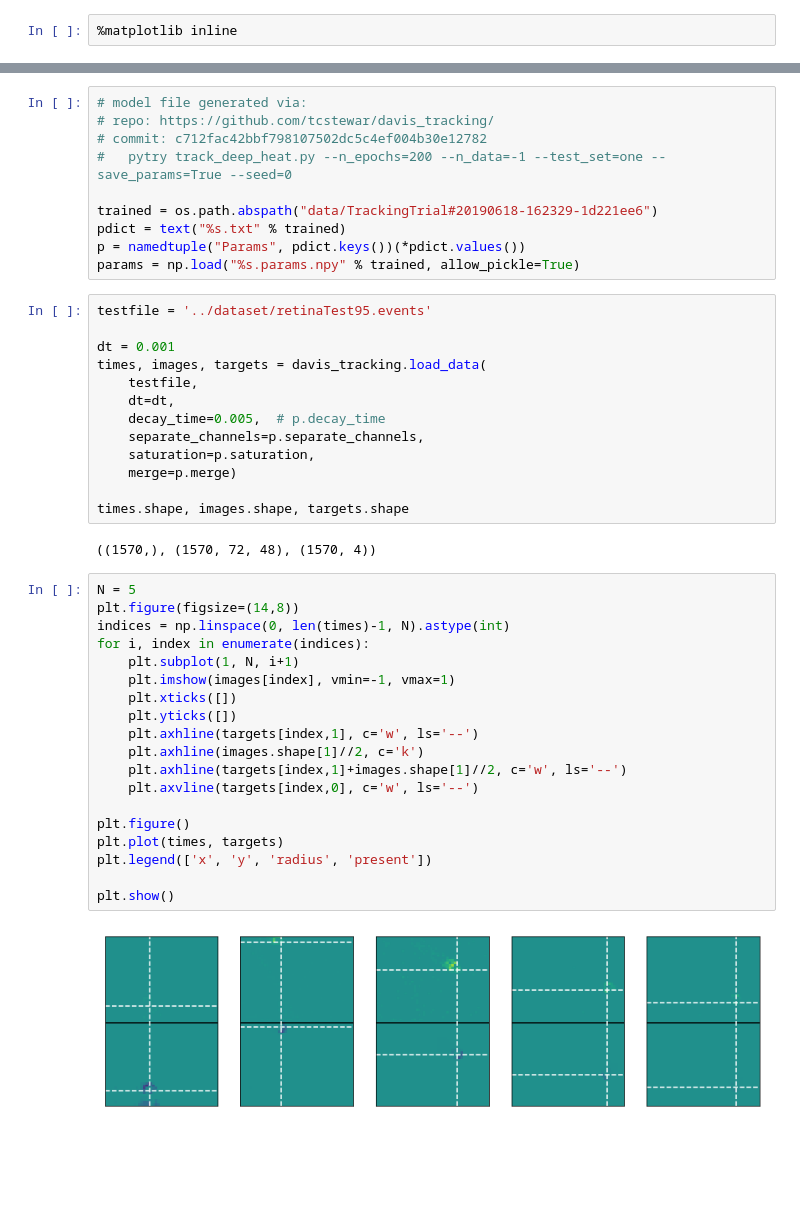
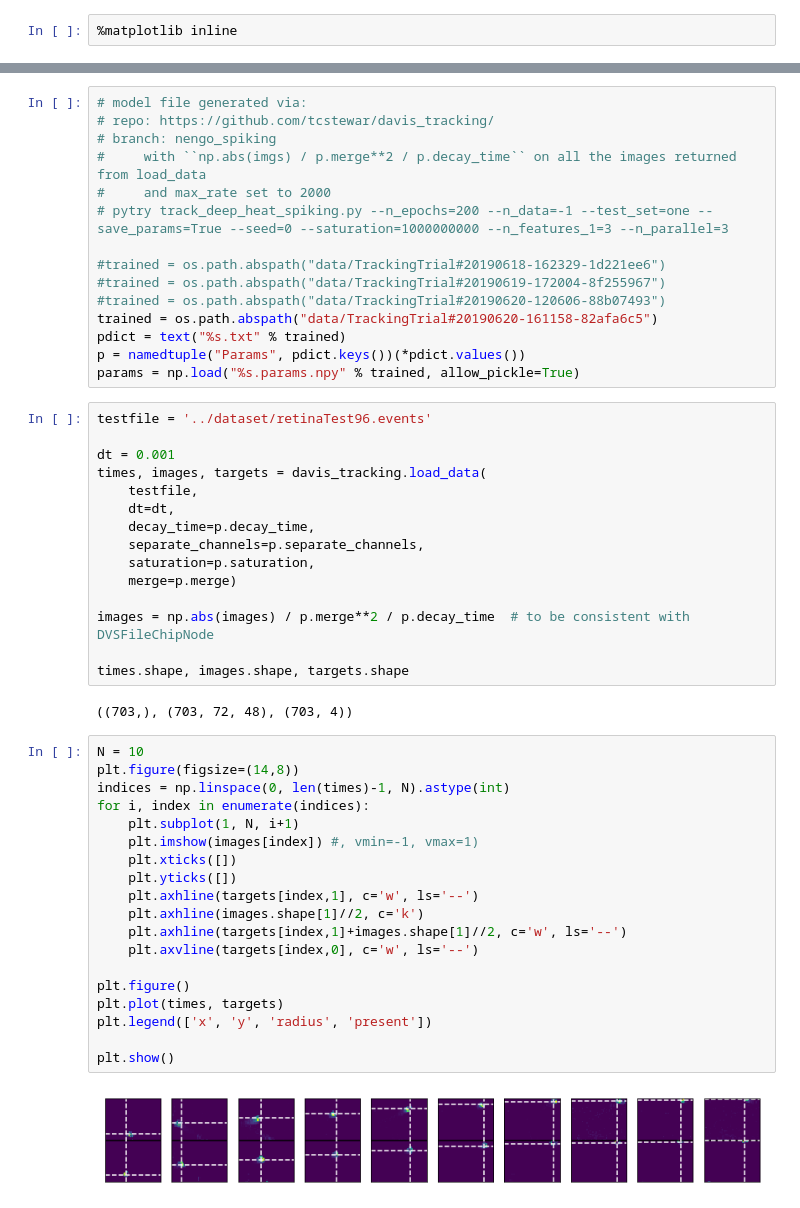
Before and after one commit to tcstewar/davis_tracking, a Jupyter notebook: experiments/nengo_spiking.ipynb, the cells around one changed output, grey strips where cells are left out. Saved outputs shown, nothing was run; the diff lists cells and outputs as text; blank space fills up the shorter version.

```diff
--- a/experiments/nengo_spiking.ipynb
+++ b/experiments/nengo_spiking.ipynb
@@ -22,46 +23,53 @@ print(davis_tracking.__file__)
 # %%
 # model file generated via:
 # repo: https://github.com/tcstewar/davis_tracking/
-# commit: c712fac42bbf798107502dc5c4ef004b30e12782
-#   pytry track_deep_heat.py --n_epochs=200 --n_data=-1 --test_set=one --save_params=True --seed=0
+# branch: nengo_spiking
+#     with ``np.abs(imgs) / p.merge**2 / p.decay_time`` on all the images returned from load_data
+#     and max_rate set to 2000
+# pytry track_deep_heat_spiking.py --n_epochs=200 --n_data=-1 --test_set=one --save_params=True --seed=0 --saturation=1000000000 --n_features_1=3 --n_parallel=3
 
-trained = os.path.abspath("data/TrackingTrial#20190618-162329-1d221ee6")
+#trained = os.path.abspath("data/TrackingTrial#20190618-162329-1d221ee6")
+#trained = os.path.abspath("data/TrackingTrial#20190619-172004-8f255967")
+#trained = os.path.abspath("data/TrackingTrial#20190620-120606-88b07493")
+trained = os.path.abspath("data/TrackingTrial#20190620-161158-82afa6c5")
 pdict = text("%s.txt" % trained)
 p = namedtuple("Params", pdict.keys())(*pdict.values())
 params = np.load("%s.params.npy" % trained, allow_pickle=True)
 # %%
-testfile = '../dataset/retinaTest95.events'
+testfile = '../dataset/retinaTest96.events'
 
 dt = 0.001
 times, images, targets = davis_tracking.load_data(
     testfile,
     dt=dt,
-    decay_time=0.005,  # p.decay_time
+    decay_time=p.decay_time,
     separate_channels=p.separate_channels,
     saturation=p.saturation,
     merge=p.merge)
 
+images = np.abs(images) / p.merge**2 / p.decay_time  # to be consistent with DVSFileChipNode
+
 times.shape, images.shape, targets.shape
 # %% [output]
-((1570,), (1570, 72, 48), (1570, 4))
+((703,), (703, 72, 48), (703, 4))
 # %%
-N = 5
+N = 10
 plt.figure(figsize=(14,8))
 indices = np.linspace(0, len(times)-1, N).astype(int)
 for i, index in enumerate(indices):
     plt.subplot(1, N, i+1)
-    plt.imshow(images[index], vmin=-1, vmax=1)
+    plt.imshow(images[index]) #, vmin=-1, vmax=1)
     plt.xticks([])
     plt.yticks([])
     plt.axhline(targets[index,1], c='w', ls='--')
     plt.axhline(images.shape[1]//2, c='k')
     plt.axhline(targets[index,1]+images.shape[1]//2, c='w', ls='--')
     plt.axvline(targets[index,0], c='w', ls='--')
 
 plt.figure()
 plt.plot(times, targets)
 plt.legend(['x', 'y', 'radius', 'present'])
 
 plt.show()
 # %% [output]
-[figure, old version]
+[figure, new version]
```
Also changed, not shown: parts of 12 cells of this notebook, 3 other files.
